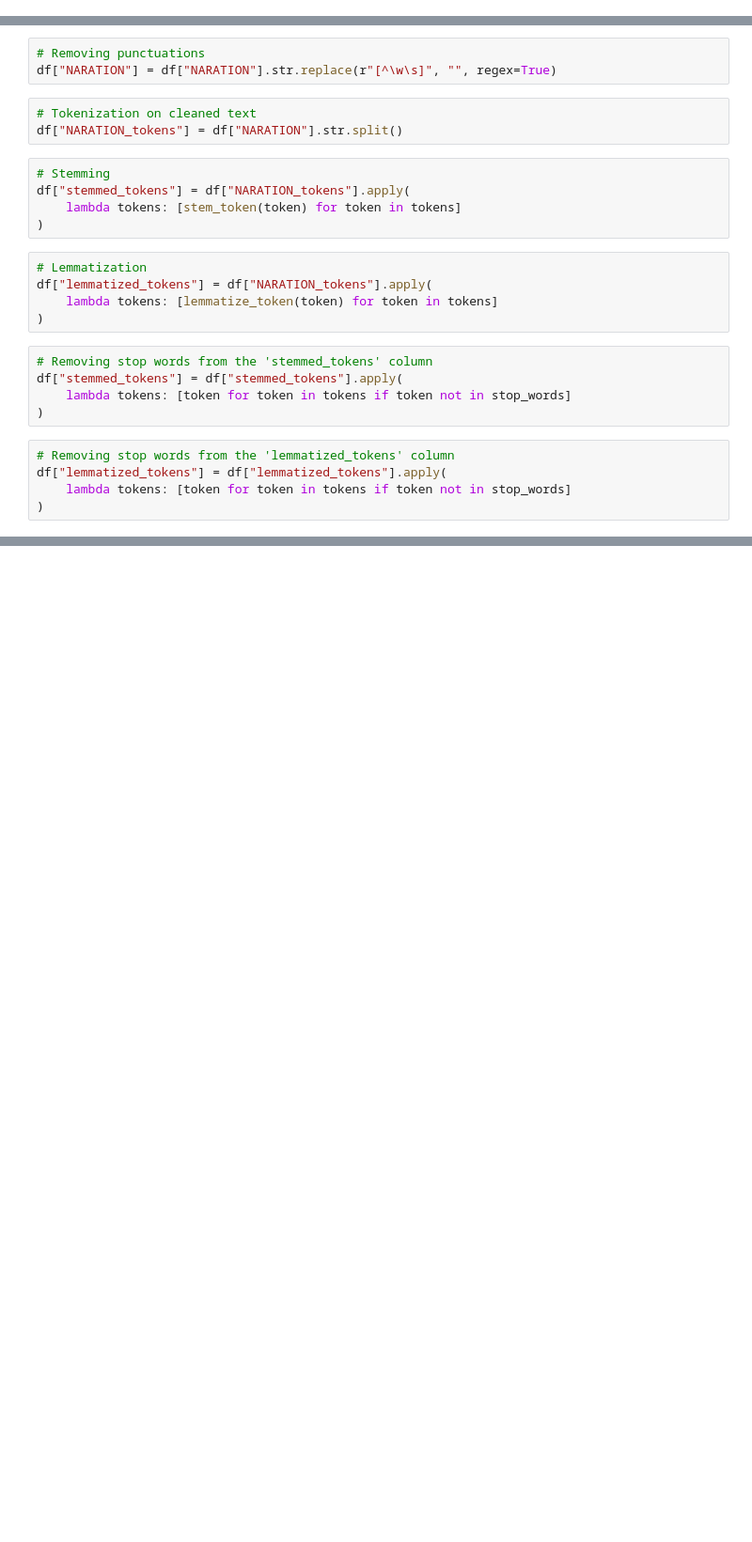
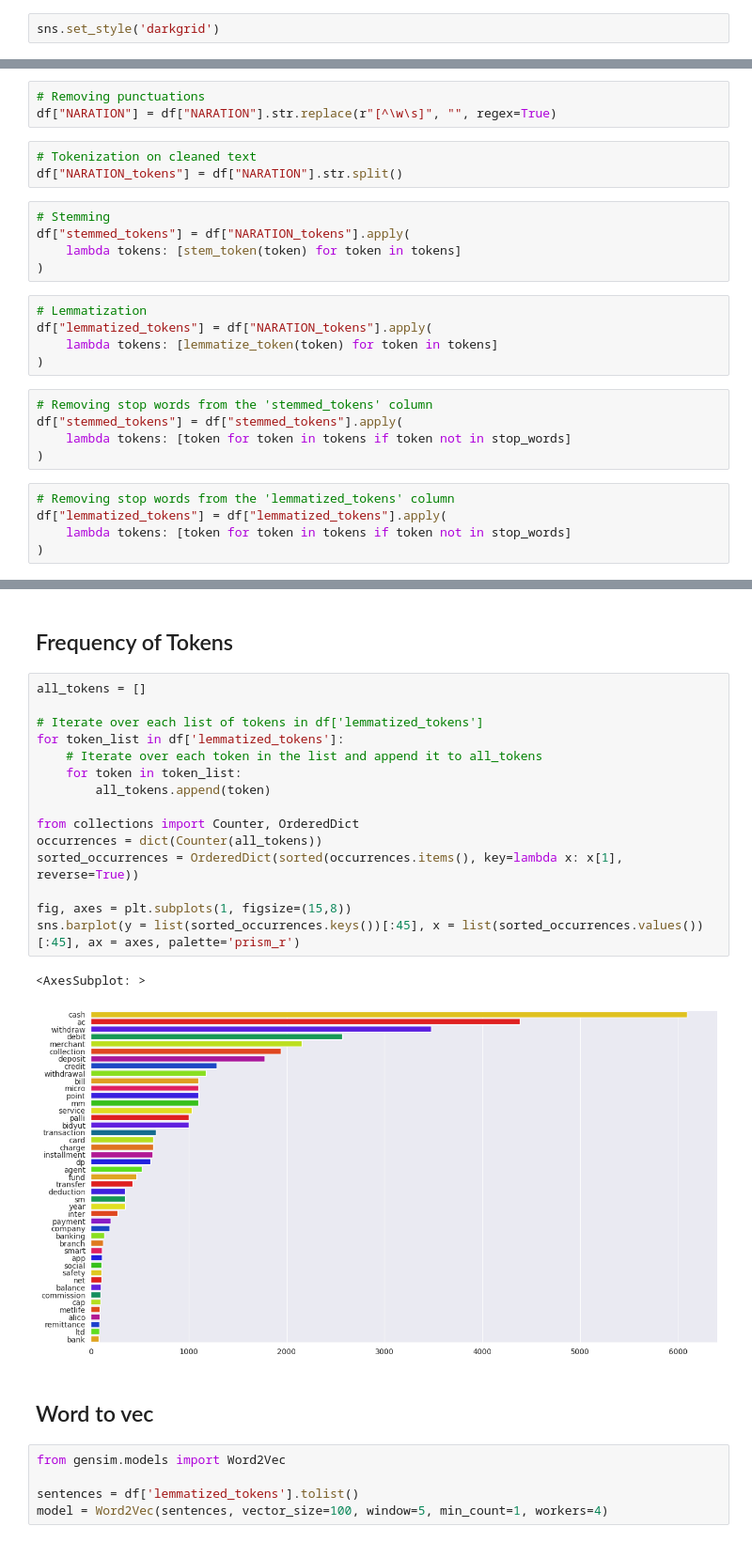
Before and after one commit to MahdeeMushfiqueKamal/Business_Data_Analytics_Virtual_Training, a Jupyter notebook: main.ipynb, the cells around one changed output, grey strips where cells are left out. Shown at 94% size. Drawn from its saved outputs; the diff is of its cells as text; blank space fills up the shorter version.

```diff
--- a/main.ipynb
+++ b/main.ipynb
@@ -25,6 +25,8 @@ stop_words = set(stopwords.words("english"))
 [nltk_data]   Package wordnet is already up-to-date!
 [nltk_data] Downloading package stopwords to /home/mmk/nltk_data...
 [nltk_data]   Package stopwords is already up-to-date!
+# %%
+sns.set_style('darkgrid')
 # %%
 def stem_token(token):
     stemmer = PorterStemmer()
@@ -174,0 +177,27 @@ df.head()
+# %% [markdown]
+## Frequency of Tokens
+# %%
+all_tokens = []
+
+# Iterate over each list of tokens in df['lemmatized_tokens']
+for token_list in df['lemmatized_tokens']:
+    # Iterate over each token in the list and append it to all_tokens
+    for token in token_list:
+        all_tokens.append(token)
+
+from collections import Counter, OrderedDict
+occurrences = dict(Counter(all_tokens))
+sorted_occurrences = OrderedDict(sorted(occurrences.items(), key=lambda x: x[1], reverse=True))
+
+fig, axes = plt.subplots(1, figsize=(15,8))
+sns.barplot(y = list(sorted_occurrences.keys())[:45], x = list(sorted_occurrences.values())[:45], ax = axes, palette='prism_r')
+# %% [output]
+<AxesSubplot: >
+[figure, added]
+# %% [markdown]
+## Word to vec
+# %%
+from gensim.models import Word2Vec
+
+sentences = df['lemmatized_tokens'].tolist()
+model = Word2Vec(sentences, vector_size=100, window=5, min_count=1, workers=4)
```
Also changed, not shown: parts of 13 cells of this notebook.
